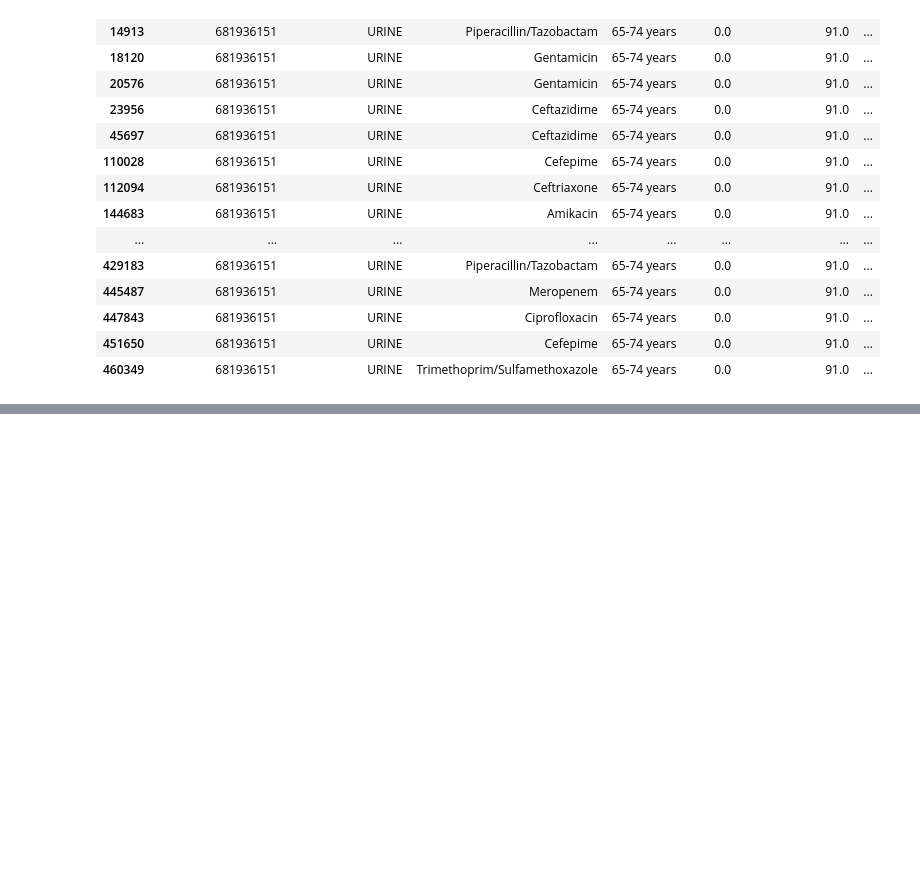
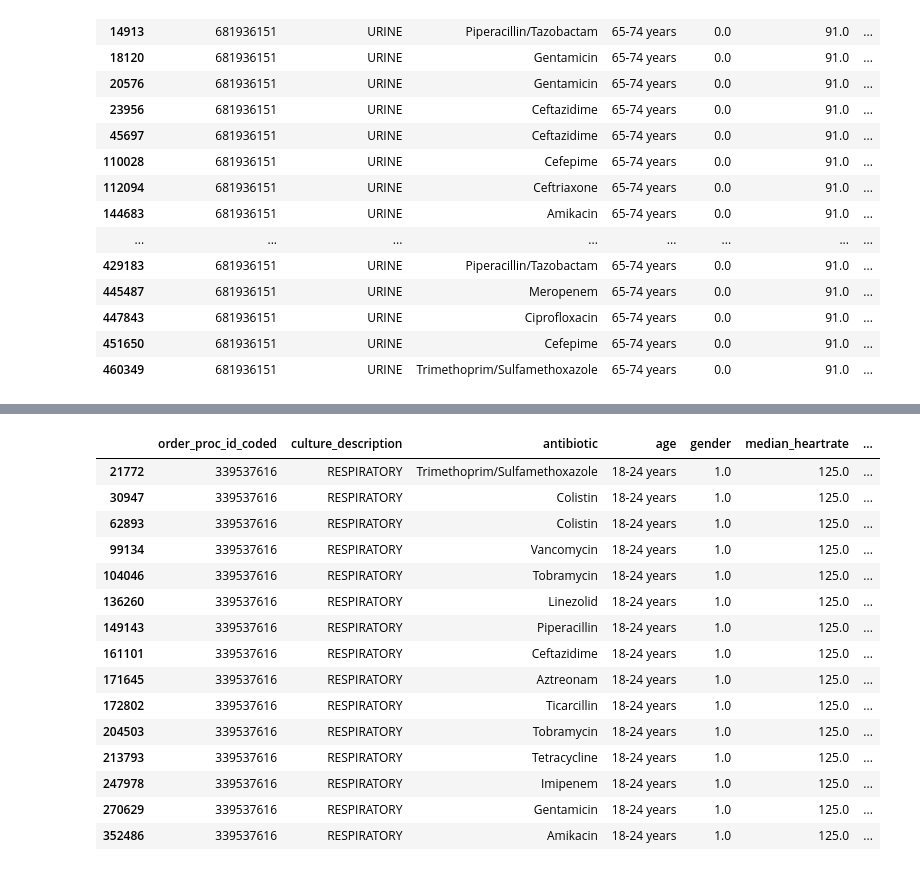
Before and after one commit to mohamed-abdelmonsef/antibiotic-prediction, a Jupyter notebook: notebooks/discover_patients.ipynb, the cells around one changed output, grey strips where cells are left out. Saved outputs shown, nothing was run; the diff lists cells and outputs as text; code cells hidden in the pictures; blank space fills up the shorter version.

```diff
--- a/notebooks/discover_patients.ipynb
+++ b/notebooks/discover_patients.ipynb
@@ -64,0 +107,19 @@ lst[lst['order_proc_id_coded']==681936151]
+# %%
+df[df['order_proc_id_coded']==339537616]
+# %% [output]
+|  | order_proc_id_coded | culture_description | antibiotic | age | gender | median_heartrate | ... |
+| 21772 | 339537616 | RESPIRATORY | Trimethoprim/Sulfamethoxazole | 18-24 years | 1.0 | 125.0 | ... |
+| 30947 | 339537616 | RESPIRATORY | Colistin | 18-24 years | 1.0 | 125.0 | ... |
+| 62893 | 339537616 | RESPIRATORY | Colistin | 18-24 years | 1.0 | 125.0 | ... |
+| 99134 | 339537616 | RESPIRATORY | Vancomycin | 18-24 years | 1.0 | 125.0 | ... |
+| 104046 | 339537616 | RESPIRATORY | Tobramycin | 18-24 years | 1.0 | 125.0 | ... |
+| 136260 | 339537616 | RESPIRATORY | Linezolid | 18-24 years | 1.0 | 125.0 | ... |
+| 149143 | 339537616 | RESPIRATORY | Piperacillin | 18-24 years | 1.0 | 125.0 | ... |
+| 161101 | 339537616 | RESPIRATORY | Ceftazidime | 18-24 years | 1.0 | 125.0 | ... |
+| 171645 | 339537616 | RESPIRATORY | Aztreonam | 18-24 years | 1.0 | 125.0 | ... |
+| 172802 | 339537616 | RESPIRATORY | Ticarcillin | 18-24 years | 1.0 | 125.0 | ... |
+| 204503 | 339537616 | RESPIRATORY | Tobramycin | 18-24 years | 1.0 | 125.0 | ... |
+| 213793 | 339537616 | RESPIRATORY | Tetracycline | 18-24 years | 1.0 | 125.0 | ... |
+| 247978 | 339537616 | RESPIRATORY | Imipenem | 18-24 years | 1.0 | 125.0 | ... |
+| 270629 | 339537616 | RESPIRATORY | Gentamicin | 18-24 years | 1.0 | 125.0 | ... |
+| 352486 | 339537616 | RESPIRATORY | Amikacin | 18-24 years | 1.0 | 125.0 | ... |
```
Also changed, not shown: parts of 5 cells of this notebook, 5 other files.
